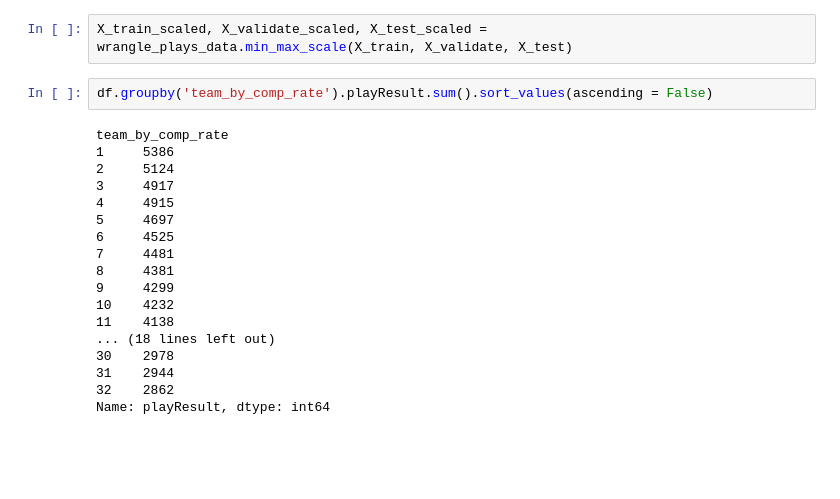
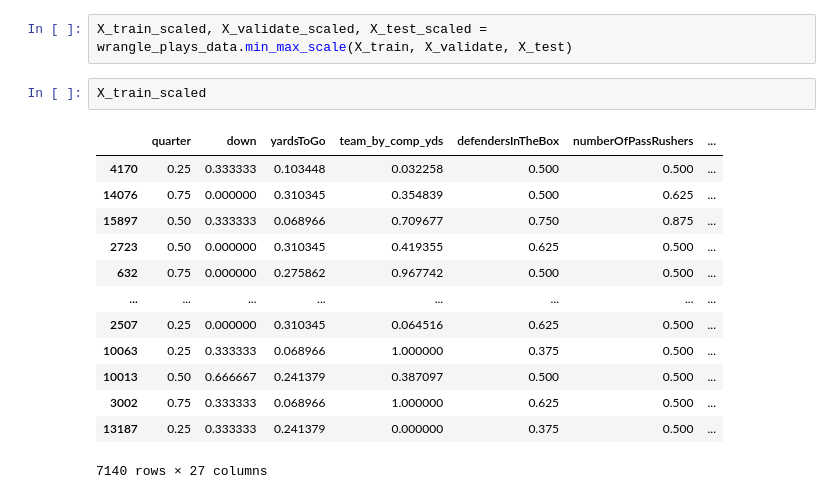
Before and after one commit to Fourth-and-Four/NFL-Big-Data-Bowl-2021, a Jupyter notebook: austin_scratch.ipynb, the cells around one changed output. Drawn from its saved outputs; the diff is of its cells as text; blank space fills up the shorter version.

```diff
--- a/austin_scratch.ipynb
+++ b/austin_scratch.ipynb
@@ -81,23 +81,19 @@ X_train.head()
 | 632 | 4 | 1 | 9 | 31 | 6.0 | 4.0 | ... |
 # %%
 X_train_scaled, X_validate_scaled, X_test_scaled = wrangle_plays_data.min_max_scale(X_train, X_validate, X_test)
-# %%
-df.groupby('team_by_comp_rate').playResult.sum().sort_values(ascending = False)
-# %% [output]
-team_by_comp_rate
-1     5386
-2     5124
-3     4917
-4     4915
-5     4697
-6     4525
-7     4481
-8     4381
-9     4299
-10    4232
-11    4138
-... (18 lines left out)
-30    2978
-31    2944
-32    2862
-Name: playResult, dtype: int64
+# %%
+X_train_scaled
+# %% [output]
+|  | quarter | down | yardsToGo | team_by_comp_yds | defendersInTheBox | numberOfPassRushers | ... |
+| 4170 | 0.25 | 0.333333 | 0.103448 | 0.032258 | 0.500 | 0.500 | ... |
+| 14076 | 0.75 | 0.000000 | 0.310345 | 0.354839 | 0.500 | 0.625 | ... |
+| 15897 | 0.50 | 0.333333 | 0.068966 | 0.709677 | 0.750 | 0.875 | ... |
+| 2723 | 0.50 | 0.000000 | 0.310345 | 0.419355 | 0.625 | 0.500 | ... |
+| 632 | 0.75 | 0.000000 | 0.275862 | 0.967742 | 0.500 | 0.500 | ... |
+| ... | ... | ... | ... | ... | ... | ... | ... |
+| 2507 | 0.25 | 0.000000 | 0.310345 | 0.064516 | 0.625 | 0.500 | ... |
+| 10063 | 0.25 | 0.333333 | 0.068966 | 1.000000 | 0.375 | 0.500 | ... |
+| 10013 | 0.50 | 0.666667 | 0.241379 | 0.387097 | 0.500 | 0.500 | ... |
+| 3002 | 0.75 | 0.333333 | 0.068966 | 1.000000 | 0.625 | 0.500 | ... |
+| 13187 | 0.25 | 0.333333 | 0.241379 | 0.000000 | 0.375 | 0.500 | ... |
+7140 rows × 27 columns
```
Also changed, not shown: parts of 4 cells of this notebook.
